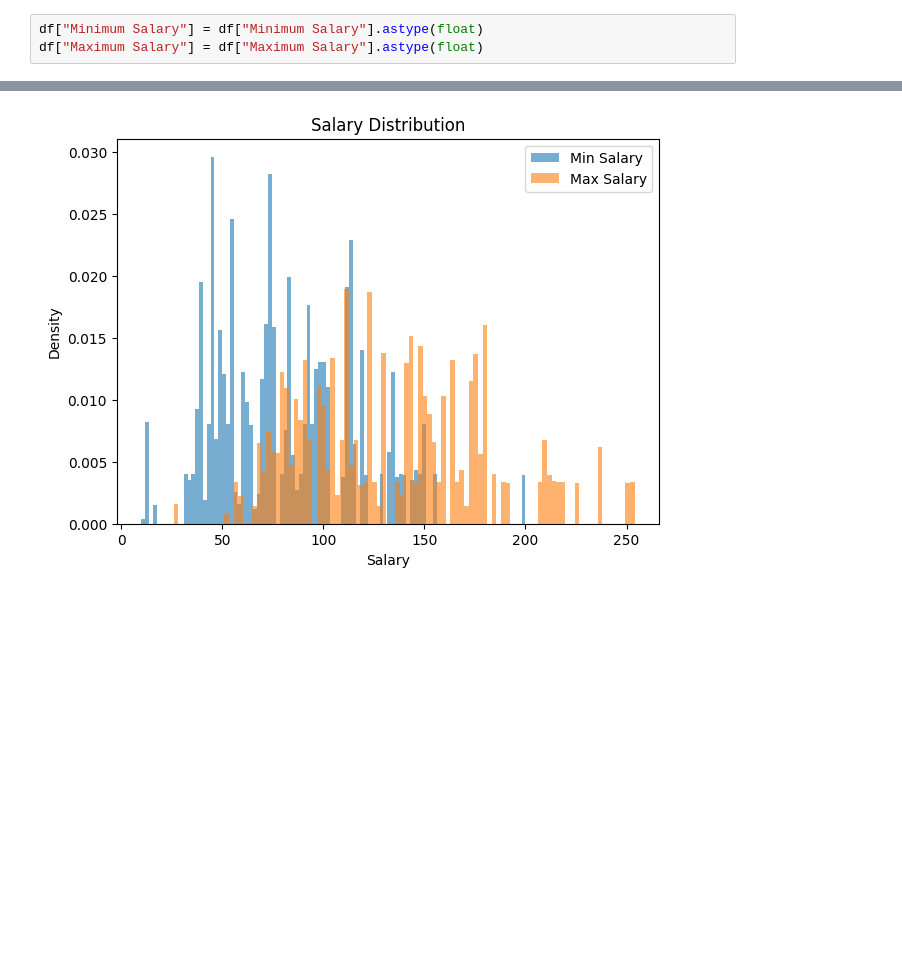
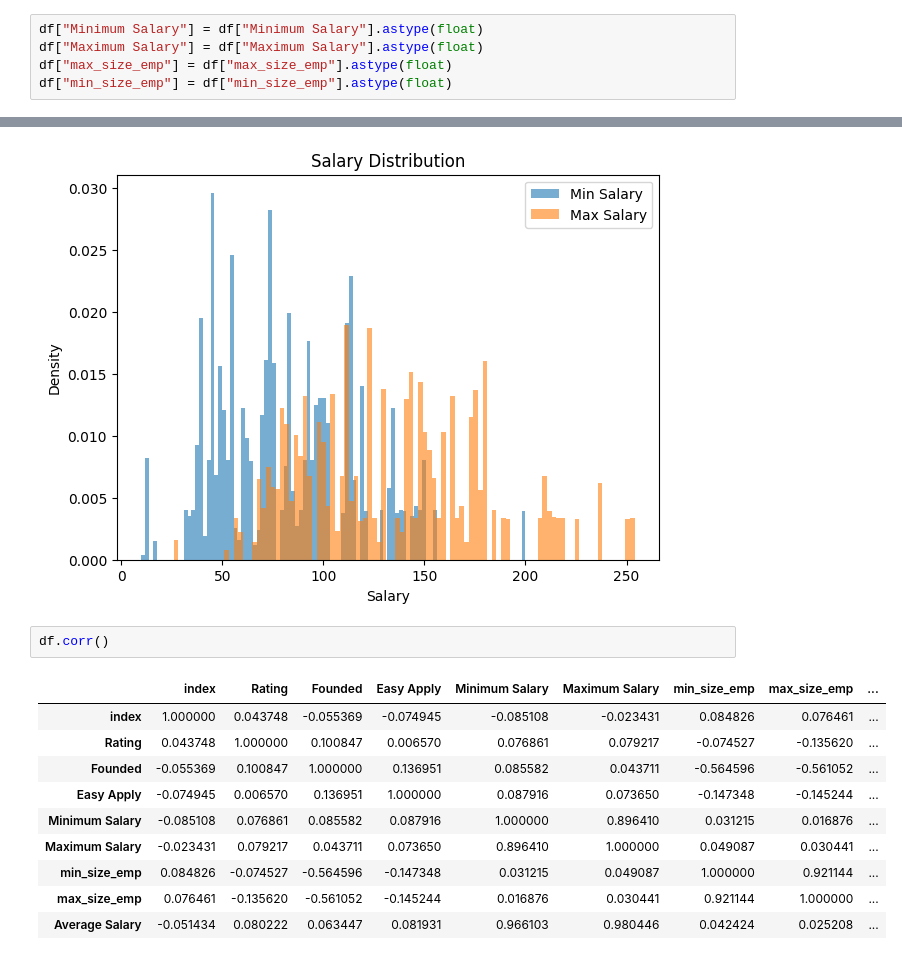
Before and after one commit to AnesSym/internship-project-data-analysis, a Jupyter notebook: cleaning_dataset.ipynb, the cells around one changed output, grey strips where cells are left out. Saved outputs shown, nothing was run; the diff lists cells and outputs as text; blank space fills up the shorter version.

```diff
--- a/cleaning_dataset.ipynb
+++ b/cleaning_dataset.ipynb
@@ -641,6 +652,8 @@ other
 # %%
 df["Minimum Salary"] = df["Minimum Salary"].astype(float)
 df["Maximum Salary"] = df["Maximum Salary"].astype(float)
+df["max_size_emp"] = df["max_size_emp"].astype(float)
+df["min_size_emp"] = df["min_size_emp"].astype(float)
 # %%
 import matplotlib.pyplot as plt
 
@@ -657,3 +670,16 @@ plt.legend()
 # %% [output]
 <matplotlib.legend.Legend at 0x...>
 [figure]
+# %%
+df.corr()
+# %% [output]
+|  | index | Rating | Founded | Easy Apply | Minimum Salary | Maximum Salary | min_size_emp | max_size_emp | ... |
+| index | 1.000000 | 0.043748 | -0.055369 | -0.074945 | -0.085108 | -0.023431 | 0.084826 | 0.076461 | ... |
+| Rating | 0.043748 | 1.000000 | 0.100847 | 0.006570 | 0.076861 | 0.079217 | -0.074527 | -0.135620 | ... |
+| Founded | -0.055369 | 0.100847 | 1.000000 | 0.136951 | 0.085582 | 0.043711 | -0.564596 | -0.561052 | ... |
+| Easy Apply | -0.074945 | 0.006570 | 0.136951 | 1.000000 | 0.087916 | 0.073650 | -0.147348 | -0.145244 | ... |
+| Minimum Salary | -0.085108 | 0.076861 | 0.085582 | 0.087916 | 1.000000 | 0.896410 | 0.031215 | 0.016876 | ... |
+| Maximum Salary | -0.023431 | 0.079217 | 0.043711 | 0.073650 | 0.896410 | 1.000000 | 0.049087 | 0.030441 | ... |
+| min_size_emp | 0.084826 | -0.074527 | -0.564596 | -0.147348 | 0.031215 | 0.049087 | 1.000000 | 0.921144 | ... |
+| max_size_emp | 0.076461 | -0.135620 | -0.561052 | -0.145244 | 0.016876 | 0.030441 | 0.921144 | 1.000000 | ... |
+| Average Salary | -0.051434 | 0.080222 | 0.063447 | 0.081931 | 0.966103 | 0.980446 | 0.042424 | 0.025208 | ... |
```
Also changed, not shown: parts of 2 cells of this notebook.
